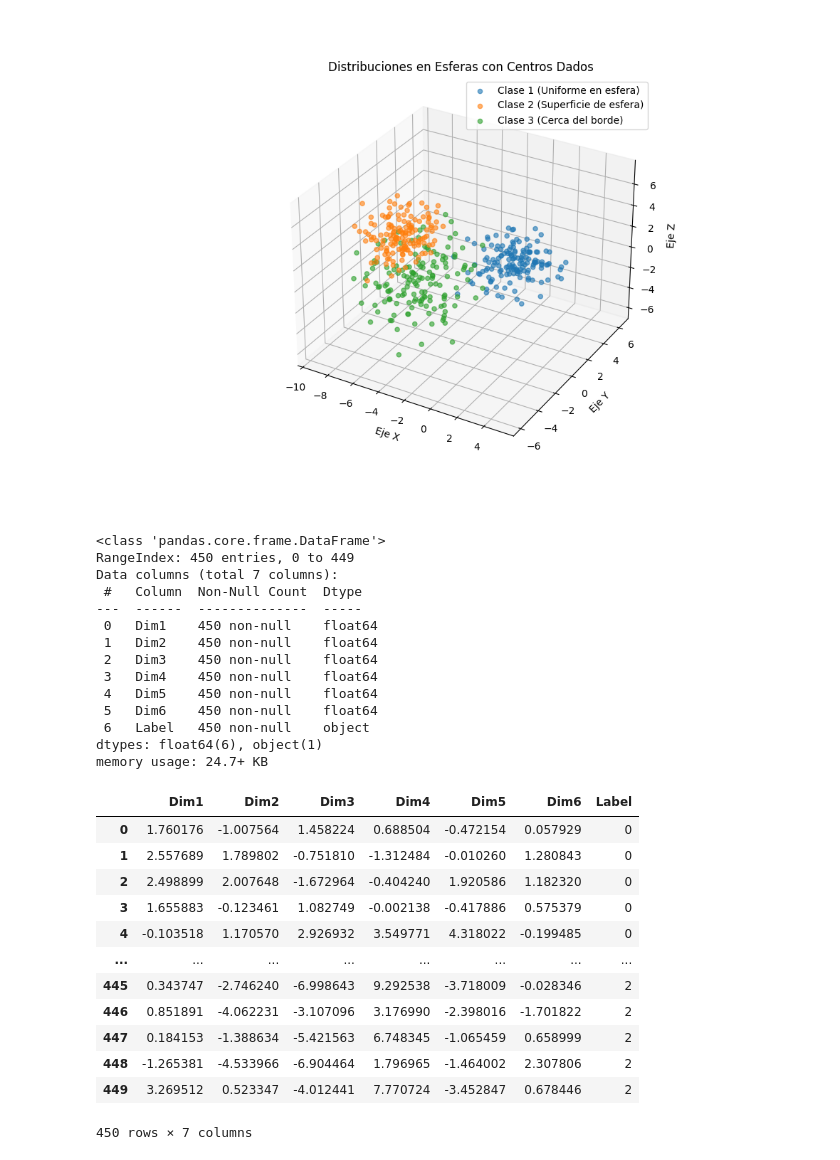
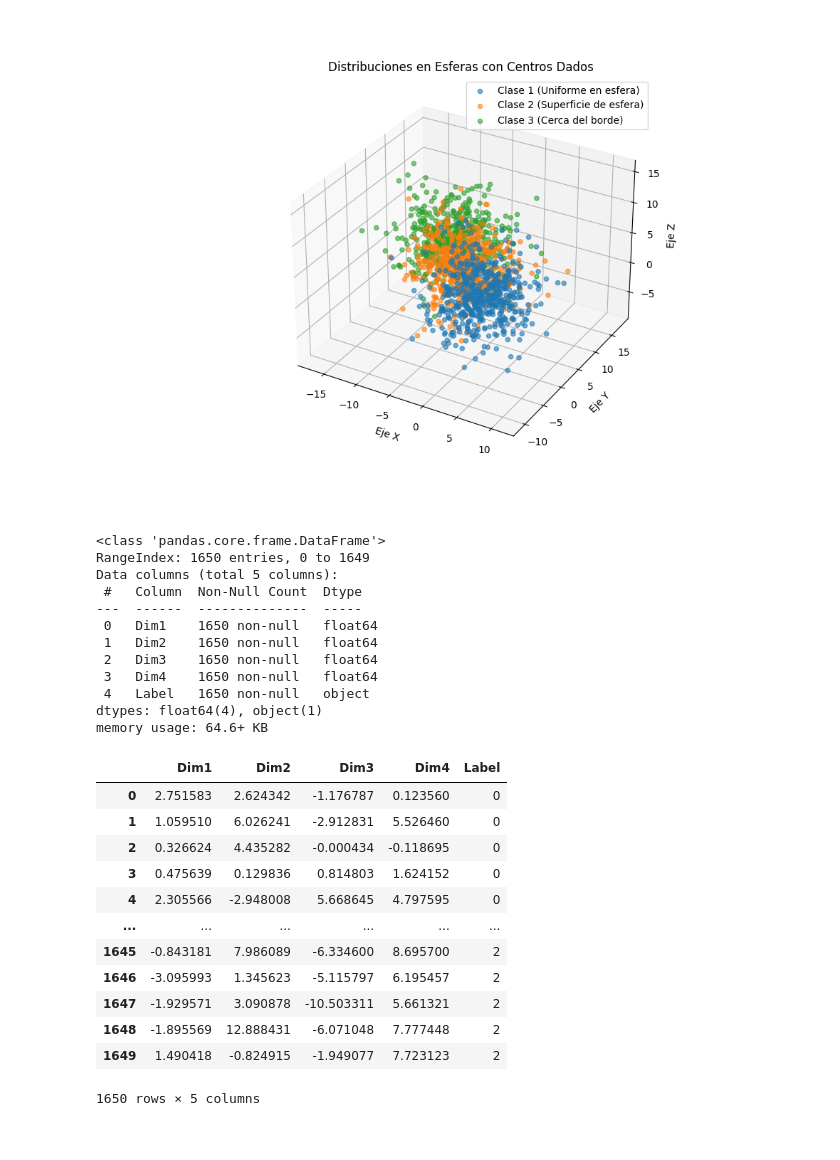
Before and after one commit to vida092/GLDA, a Jupyter notebook: database type 8.ipynb, the cells around one changed output. Drawn from its saved outputs; the diff is of its cells as text; code cells hidden in the pictures.

```diff
--- a/database type 8.ipynb
+++ b/database type 8.ipynb
@@ -75,12 +75,12 @@ def generate_points_near_surface(center, radius, num_points):
     return np.array(points)
 
 # Parámetros
-d=8
-k = 6
+d=10
+k = 4
 A = np.zeros(k)+1
 centers = generate_equilateral_triangle(A, d)  # Centros de las esferas
-radii = [1.5, 1.5, 2.3]  # Radios de las esferas
-num_points_per_sphere = 150# Número de puntos por clase
+radii = [4, 4, 4.2]  # Radios de las esferas
+num_points_per_sphere = 550# Número de puntos por clase
 
 # Generar puntos para cada esfera con diferentes distribuciones
 points_class_1 = generate_points_random_in_sphere(centers[0], radii[0], num_points_per_sphere)
@@ -89,23 +89,23 @@ points_class_3 = generate_points_random_in_sphere(centers[2], radii[2], num_poin
 # %%
 
 # Visualización en 3D
 fig = plt.figure(figsize=(10, 7))
 ax = fig.add_subplot(111, projection='3d')
 
 # Graficar cada clase
-ax.scatter(points_class_1[:, 2], points_class_1[:, 1], points_class_1[:, 4], label='Clase 1 (Uniforme en esfera)', alpha=0.6)
-ax.scatter(points_class_2[:, 2], points_class_2[:, 1], points_class_2[:, 4], label='Clase 2 (Superficie de esfera)', alpha=0.6)
-ax.scatter(points_class_3[:, 2], points_class_3[:, 1], points_class_3[:, 4], label='Clase 3 (Cerca del borde)', alpha=0.6)
+ax.scatter(points_class_1[:, 2], points_class_1[:, 1], points_class_1[:, 3], label='Clase 1 (Uniforme en esfera)', alpha=0.6)
+ax.scatter(points_class_2[:, 2], points_class_2[:, 1], points_class_2[:, 3], label='Clase 2 (Superficie de esfera)', alpha=0.6)
+ax.scatter(points_class_3[:, 2], points_class_3[:, 1], points_class_3[:, 3], label='Clase 3 (Cerca del borde)', alpha=0.6)
 
 # Configuración del gráfico
 ax.set_title("Distribuciones en Esferas con Centros Dados")
 ax.set_xlabel("Eje X")
 ax.set_ylabel("Eje Y")
 ax.set_zlabel("Eje Z")
 ax.legend()
 plt.show()
 # %% [output]
-[figure, old version]
+[figure, new version]
 # %%
 # Crear un DataFrame combinando los puntos y las etiquetas para cada clase
 def points_to_dataframe(points, label):
@@ -134,33 +134,31 @@ df_combined = pd.concat([df_class_1, df_class_2, df_class_3], ignore_index=True)
 df_combined.info()
 # %% [output]
 <class 'pandas.core.frame.DataFrame'>
-RangeIndex: 450 entries, 0 to 449
-Data columns (total 7 columns):
+RangeIndex: 1650 entries, 0 to 1649
+Data columns (total 5 columns):
  #   Column  Non-Null Count  Dtype
 ---  ------  --------------  -----
- 0   Dim1    450 non-null    float64
- 1   Dim2    450 non-null    float64
- 2   Dim3    450 non-null    float64
- 3   Dim4    450 non-null    float64
- 4   Dim5    450 non-null    float64
- 5   Dim6    450 non-null    float64
- 6   Label   450 non-null    object
-dtypes: float64(6), object(1)
-memory usage: 24.7+ KB
+ 0   Dim1    1650 non-null   float64
+ 1   Dim2    1650 non-null   float64
+ 2   Dim3    1650 non-null   float64
+ 3   Dim4    1650 non-null   float64
+ 4   Label   1650 non-null   object
+dtypes: float64(4), object(1)
+memory usage: 64.6+ KB
 # %%
 df_combined
 # %% [output]
-|  | Dim1 | Dim2 | Dim3 | Dim4 | Dim5 | Dim6 | Label |
-| 0 | 1.760176 | -1.007564 | 1.458224 | 0.688504 | -0.472154 | 0.057929 | 0 |
-| 1 | 2.557689 | 1.789802 | -0.751810 | -1.312484 | -0.010260 | 1.280843 | 0 |
-| 2 | 2.498899 | 2.007648 | -1.672964 | -0.404240 | 1.920586 | 1.182320 | 0 |
-| 3 | 1.655883 | -0.123461 | 1.082749 | -0.002138 | -0.417886 | 0.575379 | 0 |
-| 4 | -0.103518 | 1.170570 | 2.926932 | 3.549771 | 4.318022 | -0.199485 | 0 |
-| ... | ... | ... | ... | ... | ... | ... | ... |
-| 445 | 0.343747 | -2.746240 | -6.998643 | 9.292538 | -3.718009 | -0.028346 | 2 |
-| 446 | 0.851891 | -4.062231 | -3.107096 | 3.176990 | -2.398016 | -1.701822 | 2 |
-| 447 | 0.184153 | -1.388634 | -5.421563 | 6.748345 | -1.065459 | 0.658999 | 2 |
-| 448 | -1.265381 | -4.533966 | -6.904464 | 1.796965 | -1.464002 | 2.307806 | 2 |
-| 449 | 3.269512 | 0.523347 | -4.012441 | 7.770724 | -3.452847 | 0.678446 | 2 |
+|  | Dim1 | Dim2 | Dim3 | Dim4 | Label |
+| 0 | 2.751583 | 2.624342 | -1.176787 | 0.123560 | 0 |
+| 1 | 1.059510 | 6.026241 | -2.912831 | 5.526460 | 0 |
+| 2 | 0.326624 | 4.435282 | -0.000434 | -0.118695 | 0 |
+| 3 | 0.475639 | 0.129836 | 0.814803 | 1.624152 | 0 |
+| 4 | 2.305566 | -2.948008 | 5.668645 | 4.797595 | 0 |
+| ... | ... | ... | ... | ... | ... |
+| 1645 | -0.843181 | 7.986089 | -6.334600 | 8.695700 | 2 |
+| 1646 | -3.095993 | 1.345623 | -5.115797 | 6.195457 | 2 |
+| 1647 | -1.929571 | 3.090878 | -10.503311 | 5.661321 | 2 |
+| 1648 | -1.895569 | 12.888431 | -6.071048 | 7.777448 | 2 |
+| 1649 | 1.490418 | -0.824915 | -1.949077 | 7.723123 | 2 |
-450 rows × 7 columns
+1650 rows × 5 columns
 # %%
```
Also changed, not shown: parts of 1 cell of this notebook, 22 other files.
